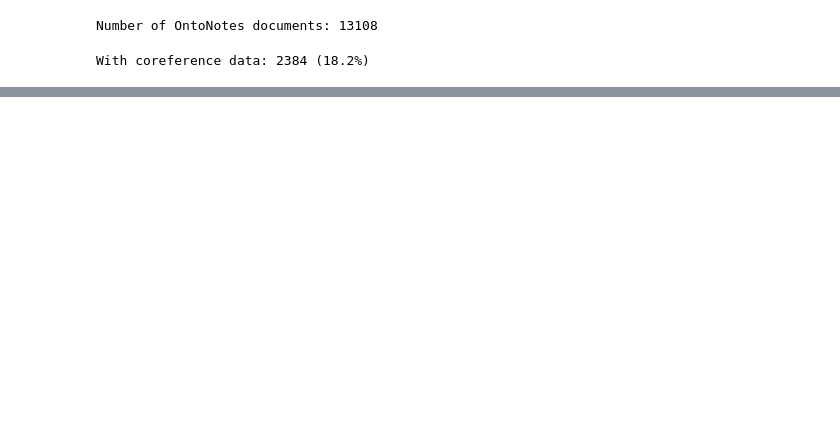
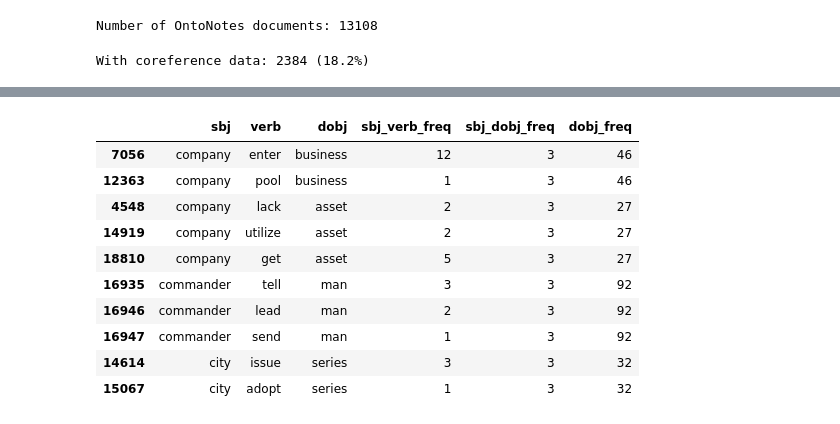
Before and after one commit to cltl/hpsp, a Jupyter notebook: notebook/extracting-triples.ipynb, the cells around one changed output, grey strips where cells are left out. Drawn from its saved outputs; the diff is of its cells as text; code cells hidden in the pictures; blank space fills up the shorter version.

```diff
--- a/notebook/extracting-triples.ipynb
+++ b/notebook/extracting-triples.ipynb
@@ -126,0 +200,15 @@ df.to_csv('output/ontonote-svo.txt', sep='\t', index=False, header=False)
+# %%
+i = random.randint(0, len(sorted_df2)-10)
+sorted_df2.iloc[i:i+10]
+# %% [output]
+|  | sbj | verb | dobj | sbj_verb_freq | sbj_dobj_freq | dobj_freq |
+| 7056 | company | enter | business | 12 | 3 | 46 |
+| 12363 | company | pool | business | 1 | 3 | 46 |
+| 4548 | company | lack | asset | 2 | 3 | 27 |
+| 14919 | company | utilize | asset | 2 | 3 | 27 |
+| 18810 | company | get | asset | 5 | 3 | 27 |
+| 16935 | commander | tell | man | 3 | 3 | 92 |
+| 16946 | commander | lead | man | 2 | 3 | 92 |
+| 16947 | commander | send | man | 1 | 3 | 92 |
+| 14614 | city | issue | series | 3 | 3 | 32 |
+| 15067 | city | adopt | series | 1 | 3 | 32 |
```
Also changed, not shown: parts of 29 cells of this notebook, 13 other files.
